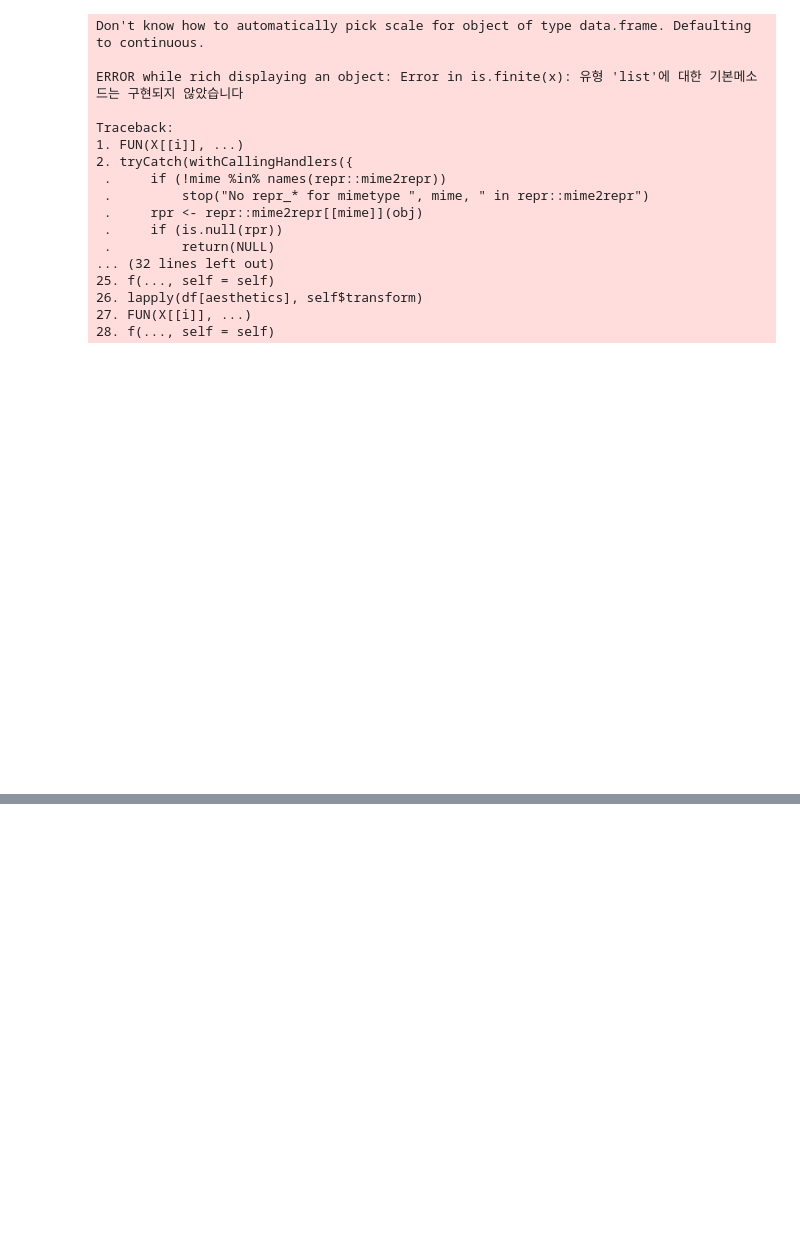
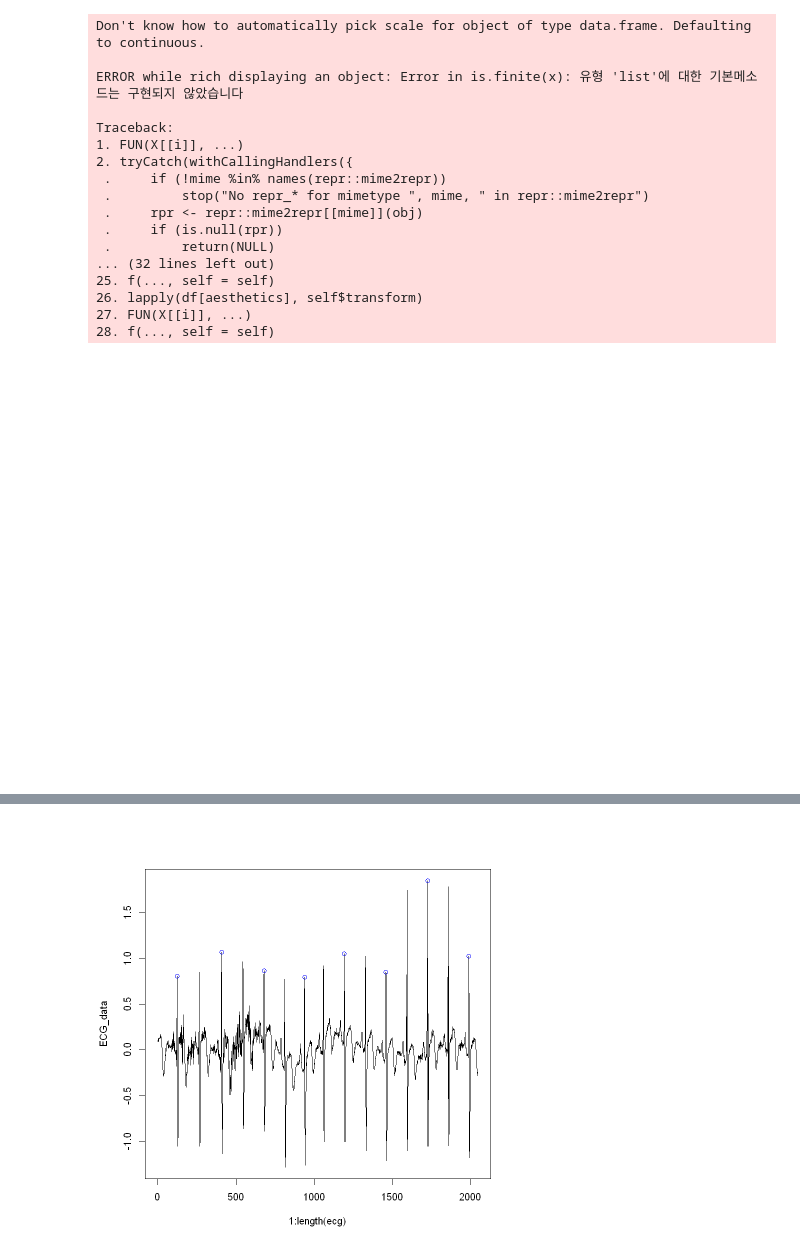
Before and after one commit to young-hun-jo/SCH_Univ_Course, a Jupyter notebook: Unstructured_data/peak_analysis.ipynb, the cells around one changed output, grey strips where cells are left out. Cells and saved outputs as stored; diff of their text form; code cells hidden in the pictures; blank space fills up the shorter version.

```diff
--- a/Unstructured_data/peak_analysis.ipynb
+++ b/Unstructured_data/peak_analysis.ipynb
@@ -184,0 +251,8 @@ Traceback:
+# %%
+# 피크 간격 조절 인자 추가 (minpeakdistance = 간격)
+r2<-findpeaks(as.numeric(ECG_data), threshold=0.5, minpeakdistance=200)
+plot(1:length(ecg), ECG_data,'l')
+par(new=TRUE)
+points(r2[,2],r2[,1],col='blue')
+# %% [output]
+[figure, added]
```
Also changed, not shown: parts of 16 cells of this notebook.
